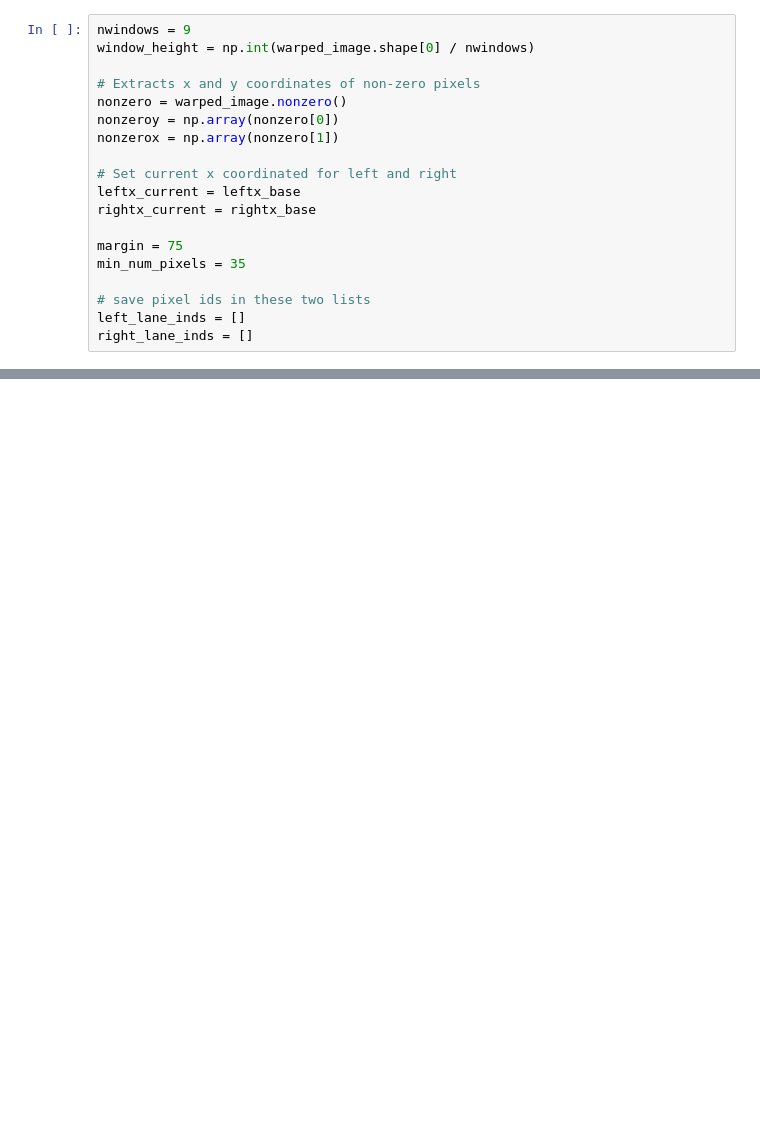
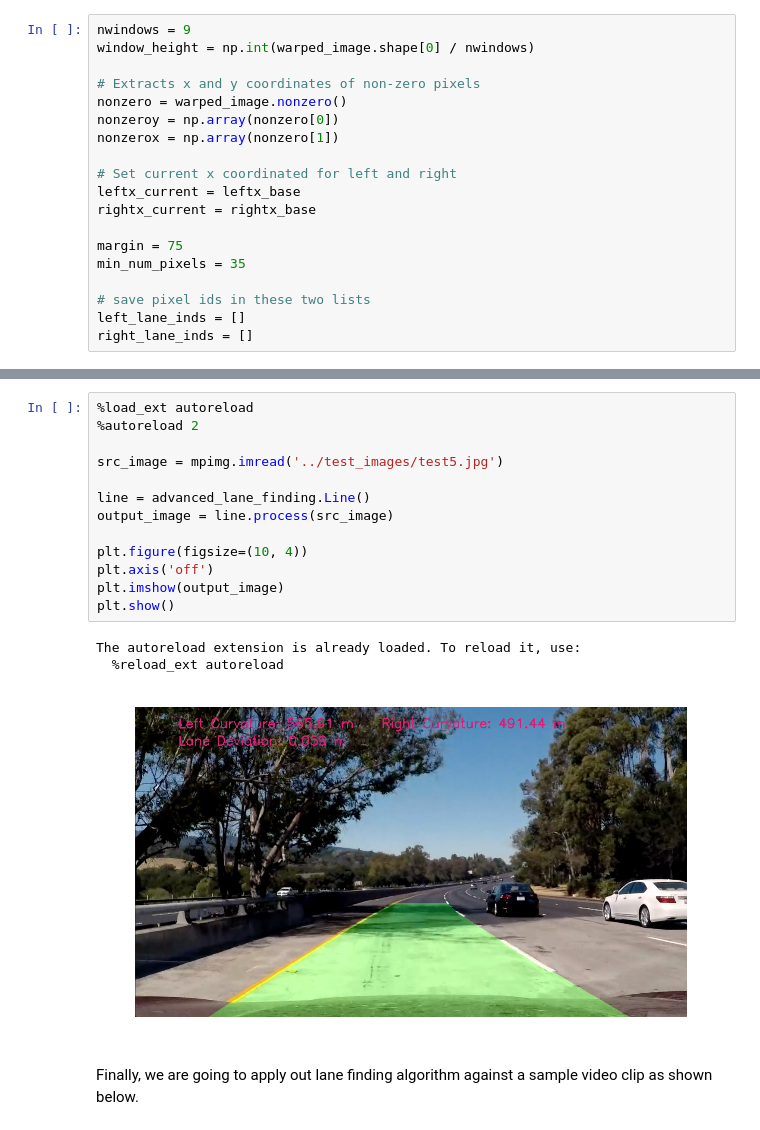
Before and after one commit to Allensmile/CarND-Advanced-Lane-Lines, a Jupyter notebook: src/Advanced_Lane_Line_Finding.ipynb, the cells around one changed output, grey strips where cells are left out. Drawn from its saved outputs; the diff is of its cells as text; blank space fills up the shorter version.

```diff
--- a/src/Advanced_Lane_Line_Finding.ipynb
+++ b/src/Advanced_Lane_Line_Finding.ipynb
@@ -580,0 +440,19 @@ for file in os.listdir('../test_images/'):
+# %%
+%load_ext autoreload
+%autoreload 2
+
+src_image = mpimg.imread('../test_images/test5.jpg')
+
+line = advanced_lane_finding.Line()
+output_image = line.process(src_image)
+
+plt.figure(figsize=(10, 4))
+plt.axis('off')
+plt.imshow(output_image)
+plt.show()
+# %% [output]
+The autoreload extension is already loaded. To reload it, use:
+  %reload_ext autoreload
+[figure, added]
+# %% [markdown]
+Finally, we are going to apply out lane finding algorithm against a sample video clip as shown below.
```
Also changed, not shown: parts of 25 cells of this notebook, 1 other file.
